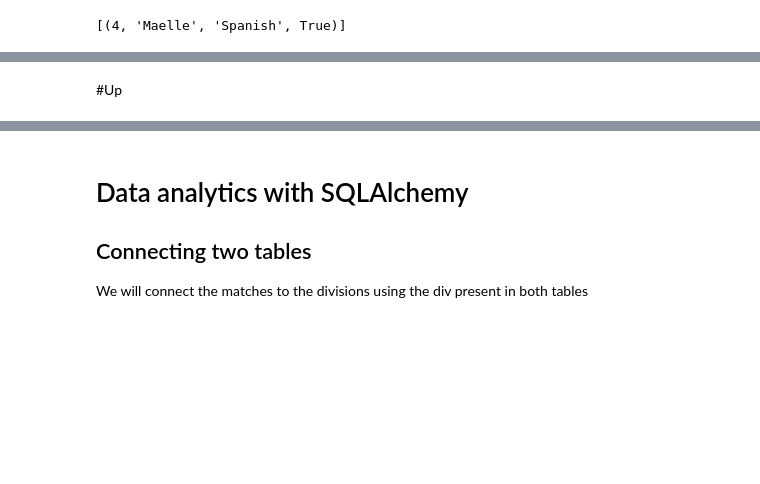
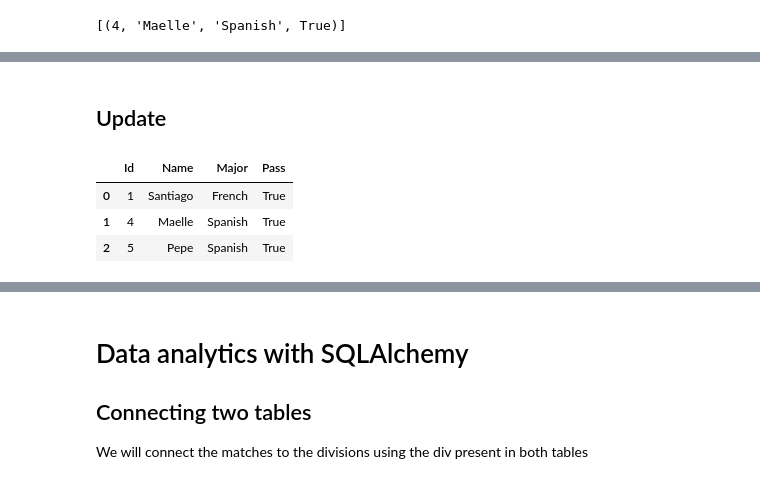
Before and after one commit to Santiago-Quinteros/SQLAlchemy-Tutorial-With-Examples, a Jupyter notebook: SQLAlchemy_Tutorial_With_Examples.ipynb, the cells around one changed output, grey strips where cells are left out. Cells and saved outputs as stored; diff of their text form; code cells hidden in the pictures; blank space fills up the shorter version.

```diff
--- a/SQLAlchemy_Tutorial_With_Examples.ipynb
+++ b/SQLAlchemy_Tutorial_With_Examples.ipynb
@@ -293,2 +248,14 @@ _ = plt.ylabel('count()')
 # %% [markdown]
-#Up
+## Update
+# %%
+query=Student.update().values(Pass=True). where(Student.c.Name=="Pepe")
+results=conn.execute(query)
+
+output = conn.execute(Student.select()).fetchall()
+data = pd.DataFrame(output)
+data
+# %% [output]
+|  | Id | Name | Major | Pass |
+| 0 | 1 | Santiago | French | True |
+| 1 | 4 | Maelle | Spanish | True |
+| 2 | 5 | Pepe | Spanish | True |
```
Also changed, not shown: parts of 5 cells of this notebook.
